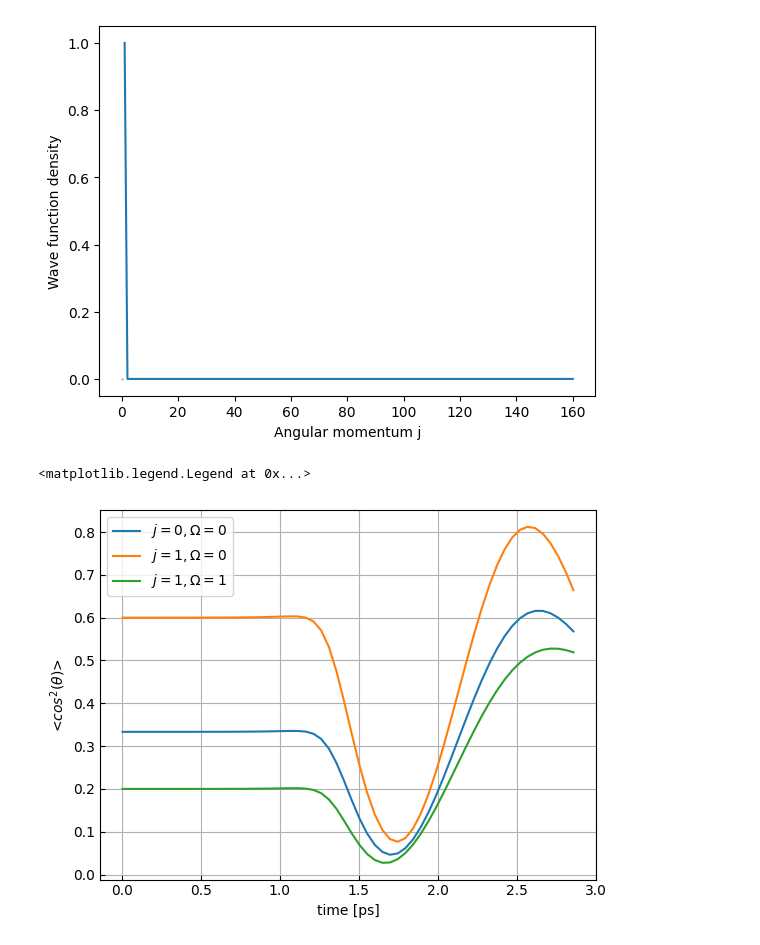
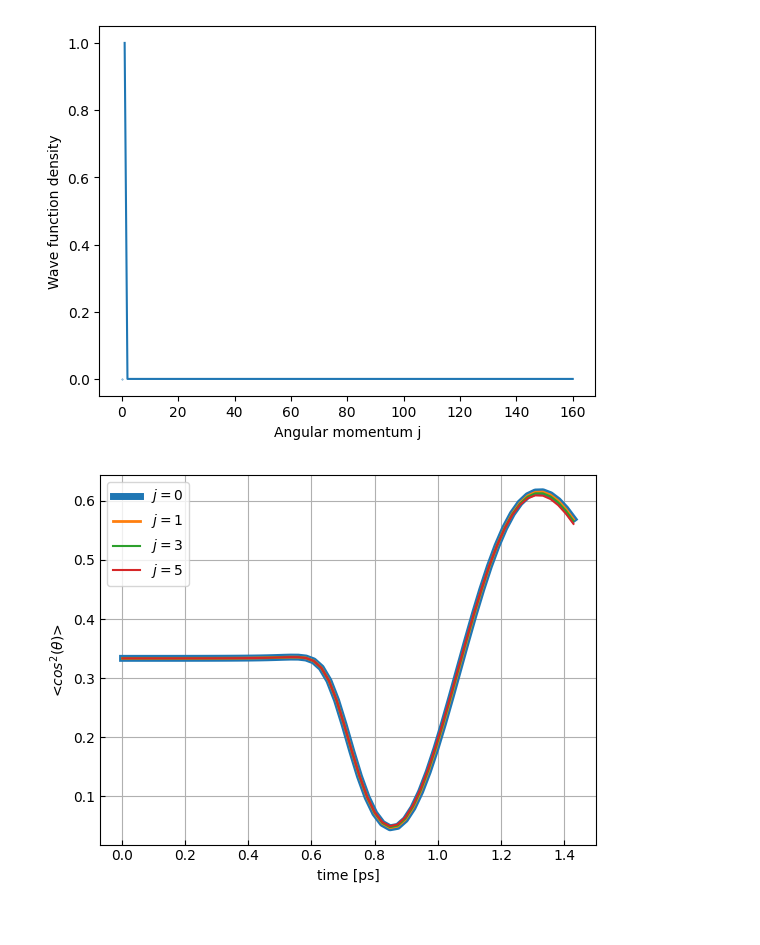
Before and after one commit to Wleter/NeOcs, a Jupyter notebook: analysis/animations.ipynb, the cells around one changed output. Cells and saved outputs as stored; diff of their text form; code cells hidden in the pictures.

```diff
--- a/analysis/animations.ipynb
+++ b/analysis/animations.ipynb
@@ -67,9 +67,12 @@ anim = angular_animation("standard_1_1")
 anim.save(f'{save_path}/standard_1_1_angular_animation.gif', writer="pillow", fps=30)
 # %% [output]
 [figure]
-# %%
-fig, ax = alignements(["standard_0_0", "standard_1_0", "standard_1_1"])
-ax.legend(["$j = 0, \Omega = 0$", "$j = 1, \Omega = 0$", "$j = 1, \Omega = 1$"])
-# %% [output]
-<matplotlib.legend.Legend at 0x...>
-[figure, removed]
+# %%
+fig, ax = alignements("standard", [0, 1, 3, 5])
+ax.lines[0].set_linewidth(5)
+ax.lines[1].set_linewidth(2)
+ax.legend()
+
+pass
+# %% [output]
+[figure, added]
```
Also changed, not shown: 8 other files.
